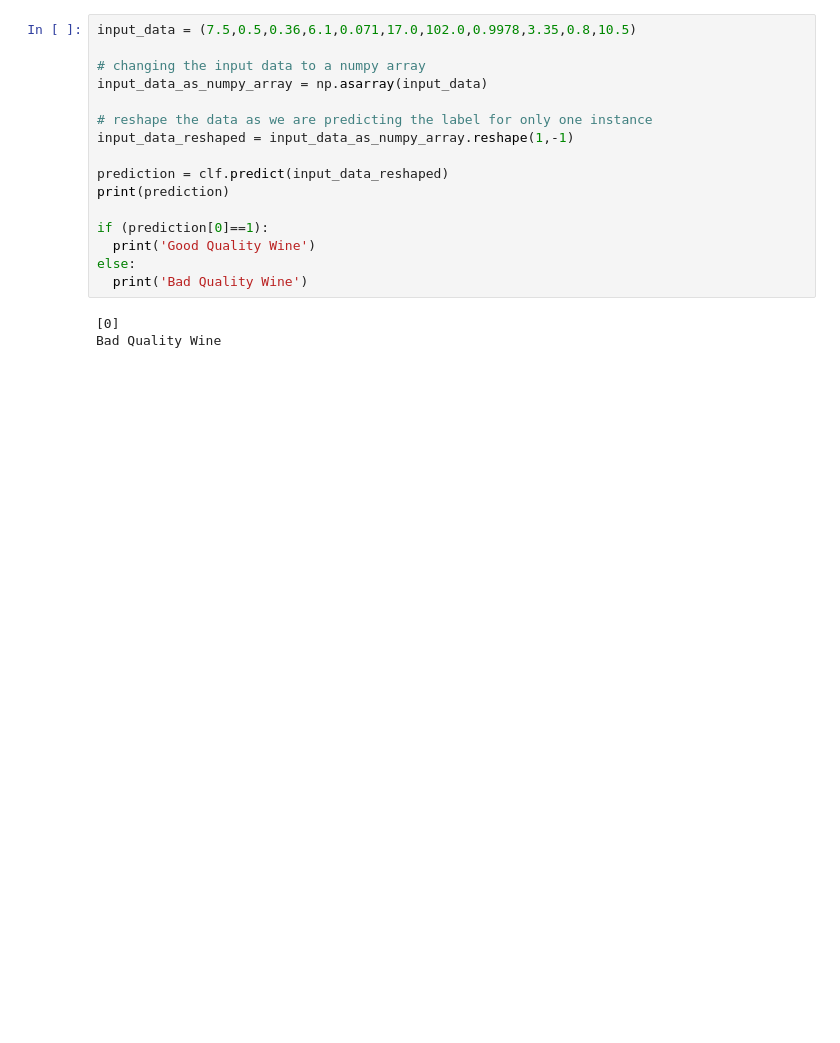
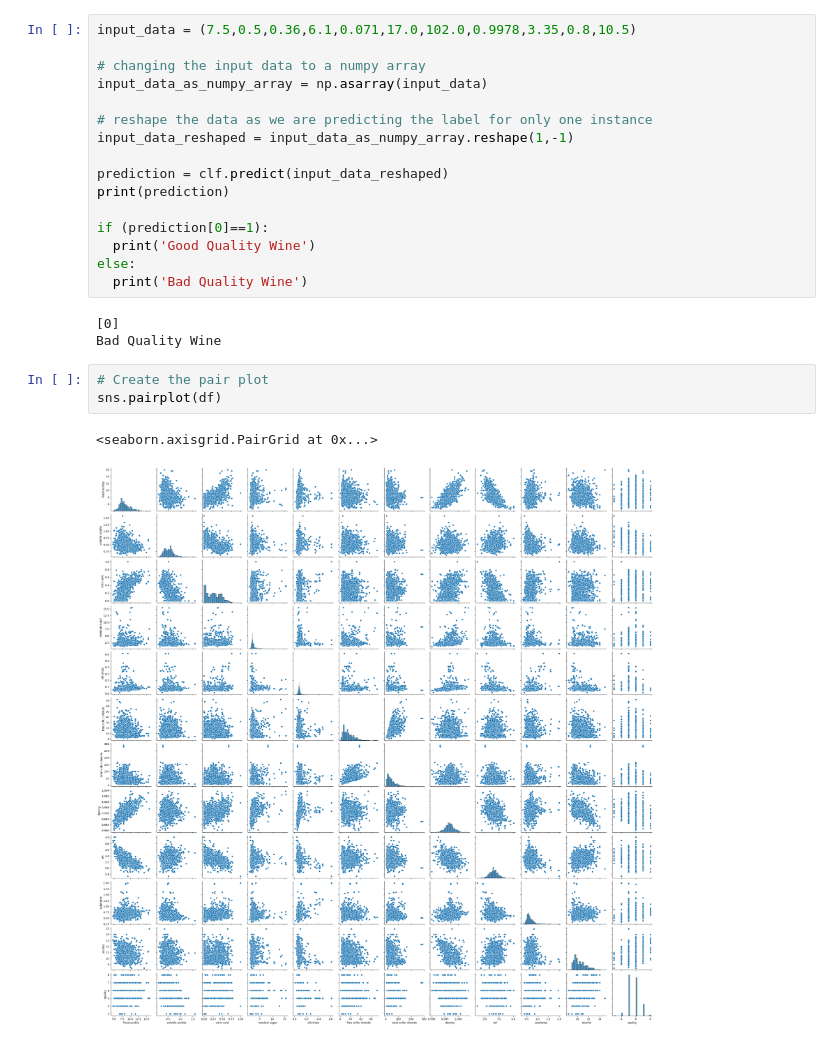
Before and after one commit to Himanshuvishwa007/wine-quility, a Jupyter notebook: winequility.ipynb, the cells around one changed output. Drawn from its saved outputs; the diff is of its cells as text; blank space fills up the shorter version.

```diff
--- a/winequility.ipynb
+++ b/winequility.ipynb
@@ -204,3 +204,9 @@ else:
 # %% [output]
 [0]
 Bad Quality Wine
+# %%
+# Create the pair plot
+sns.pairplot(df)
+# %% [output]
+<seaborn.axisgrid.PairGrid at 0x...>
+[figure, added]
```
Also changed, not shown: parts of 2 cells of this notebook.
